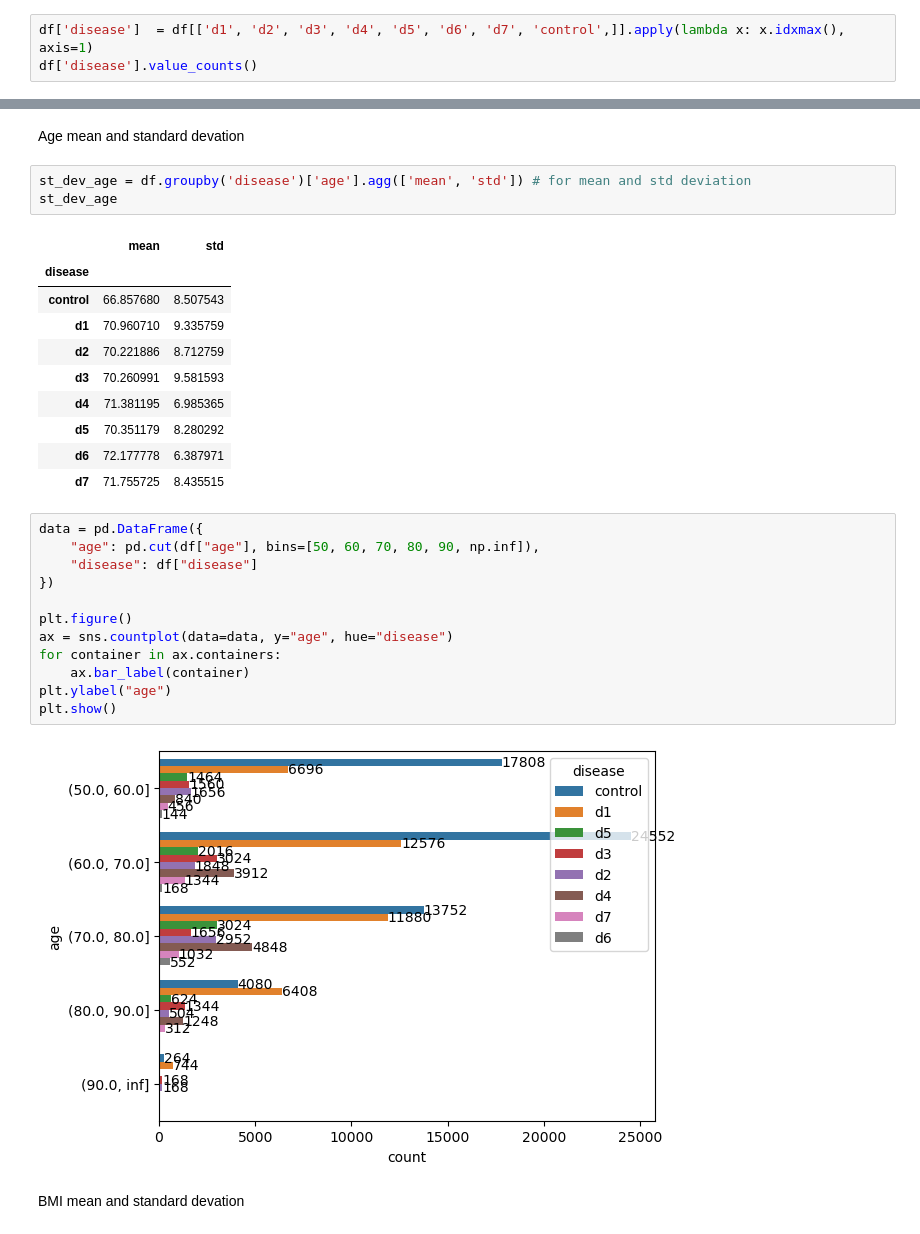
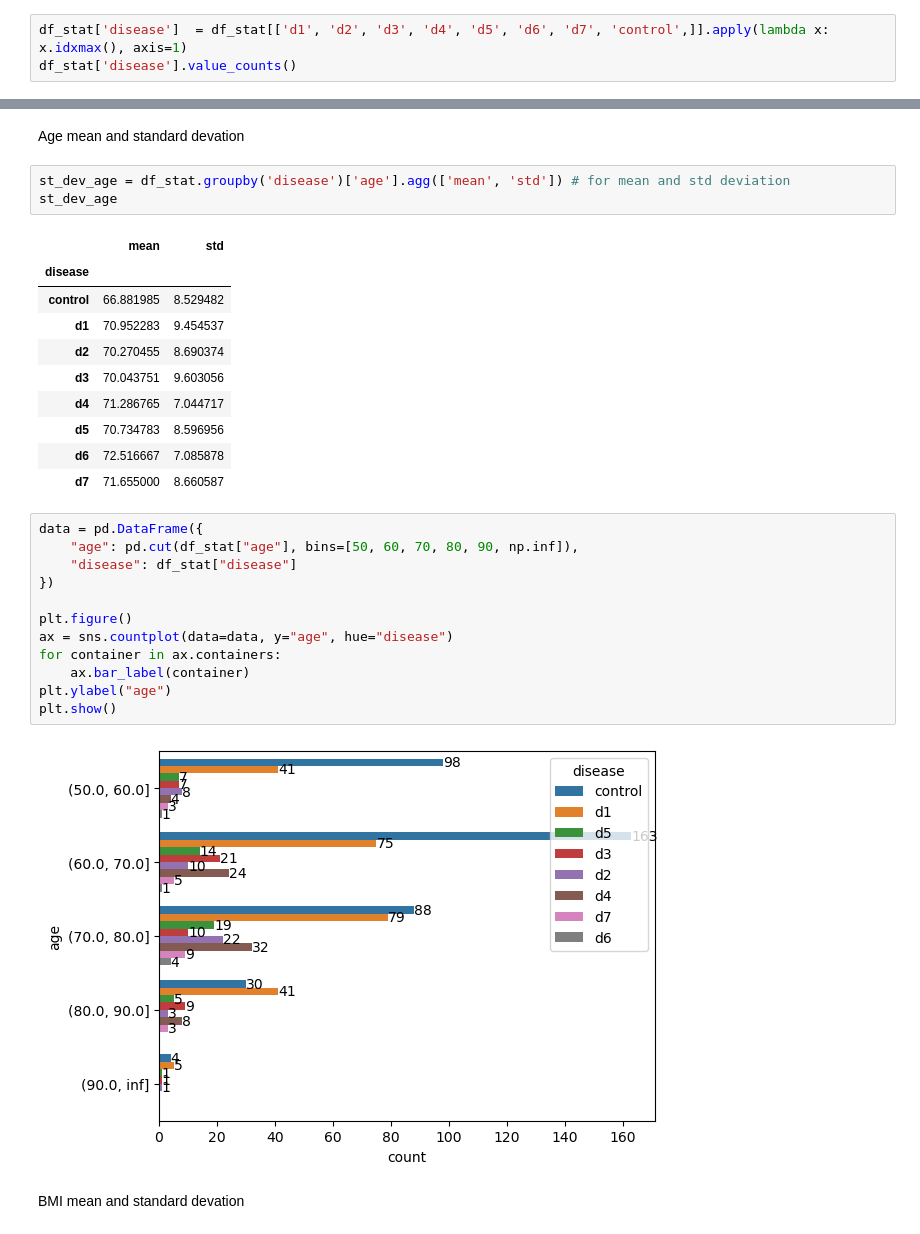
Before and after one commit to mjoeli/csb_project, a Jupyter notebook: statistics.ipynb, the cells around one changed output, grey strips where cells are left out. Drawn from its saved outputs; the diff is of its cells as text.

```diff
--- a/statistics.ipynb
+++ b/statistics.ipynb
@@ -51,6 +190,6 @@ total_participants
 # %% [markdown]
 Counting responents in each group
 # %%
-df['disease']  = df[['d1', 'd2', 'd3', 'd4', 'd5', 'd6', 'd7', 'control',]].apply(lambda x: x.idxmax(), axis=1)
-df['disease'].value_counts()
+df_stat['disease']  = df_stat[['d1', 'd2', 'd3', 'd4', 'd5', 'd6', 'd7', 'control',]].apply(lambda x: x.idxmax(), axis=1)
+df_stat['disease'].value_counts()
 # %% [output]
@@ -72,33 +211,33 @@ disease_table.plot(kind='bar')
 # %% [markdown]
 Age mean and standard devation
 # %%
-st_dev_age = df.groupby('disease')['age'].agg(['mean', 'std']) # for mean and std deviation
+st_dev_age = df_stat.groupby('disease')['age'].agg(['mean', 'std']) # for mean and std deviation
 st_dev_age
 # %% [output]
 |  | mean | std |
 | disease |  |  |
-| control | 66.857680 | 8.507543 |
-| d1 | 70.960710 | 9.335759 |
-| d2 | 70.221886 | 8.712759 |
-| d3 | 70.260991 | 9.581593 |
-| d4 | 71.381195 | 6.985365 |
-| d5 | 70.351179 | 8.280292 |
-| d6 | 72.177778 | 6.387971 |
-| d7 | 71.755725 | 8.435515 |
+| control | 66.881985 | 8.529482 |
+| d1 | 70.952283 | 9.454537 |
+| d2 | 70.270455 | 8.690374 |
+| d3 | 70.043751 | 9.603056 |
+| d4 | 71.286765 | 7.044717 |
+| d5 | 70.734783 | 8.596956 |
+| d6 | 72.516667 | 7.085878 |
+| d7 | 71.655000 | 8.660587 |
 # %%
 data = pd.DataFrame({
-    "age": pd.cut(df["age"], bins=[50, 60, 70, 80, 90, np.inf]),
-    "disease": df["disease"]
+    "age": pd.cut(df_stat["age"], bins=[50, 60, 70, 80, 90, np.inf]),
+    "disease": df_stat["disease"]
 })
 
 plt.figure()
 ax = sns.countplot(data=data, y="age", hue="disease")
 for container in ax.containers:
     ax.bar_label(container)
 plt.ylabel("age")
 plt.show()
 # %% [output]
-[figure, old version]
+[figure, new version]
 # %% [markdown]
 BMI mean and standard devation
 # %%
```
Also changed, not shown: parts of 19 cells of this notebook.
